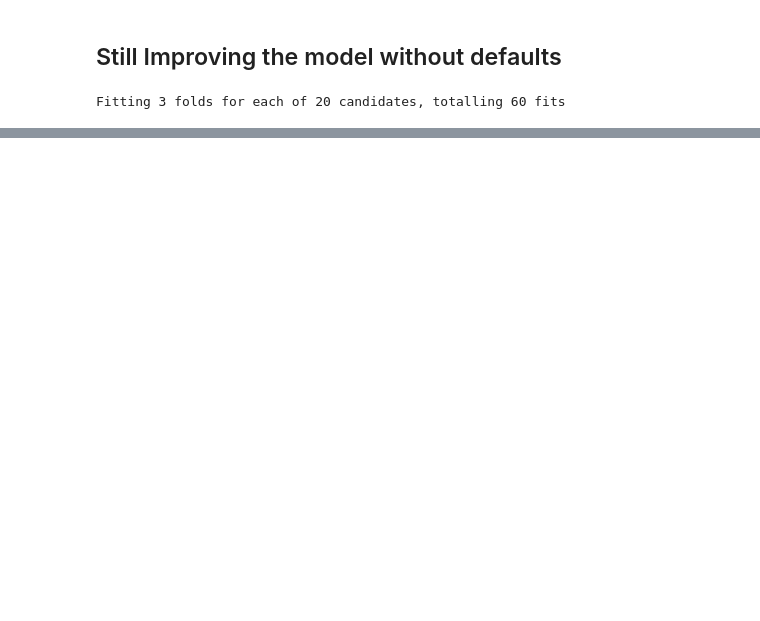
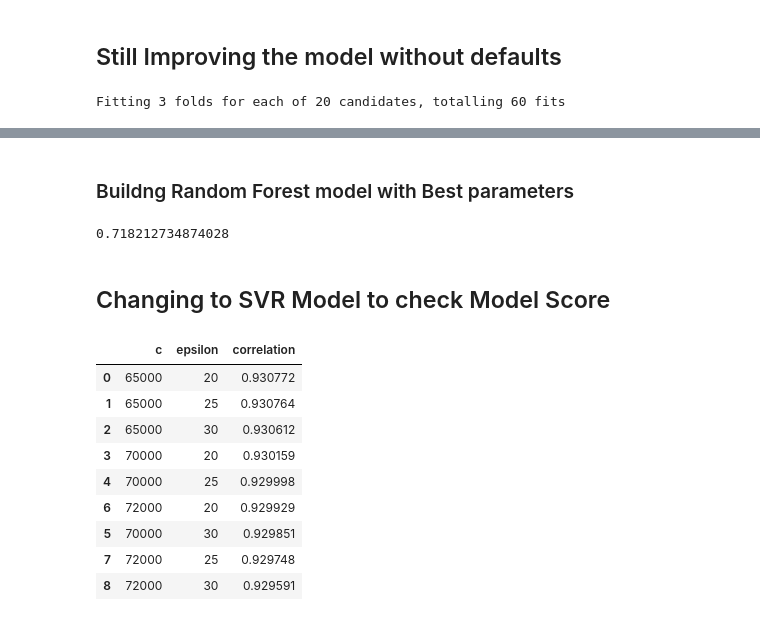
Before and after one commit to ravitejapuvvula/Machine-Learning, a Jupyter notebook: Regression/Laptop Price Prediction/laptop-price-prediction.ipynb, the cells around one changed output, grey strips where cells are left out. Cells and saved outputs as stored; diff of their text form; code cells hidden in the pictures; blank space fills up the shorter version.

```diff
--- a/Regression/Laptop Price Prediction/laptop-price-prediction.ipynb
+++ b/Regression/Laptop Price Prediction/laptop-price-prediction.ipynb
@@ -261,0 +267,12 @@ Best: 0.787983 using {'max_depth': 30, 'n_estimators': 2000}
+# %% [markdown]
+### Buildng Random Forest model with Best parameters
+# %%
+# Fit model
+
+model_rf = RandomForestRegressor(max_depth=30, n_estimators=80)
+model_rf.fit(X_train,y_train)
+model_rf.score(X_test,y_test)
+# %% [output]
+0.718212734874028
+# %% [markdown]
+## Changing to SVR Model to check Model Score
@@ -261,0 +289,32 @@ Best: 0.787983 using {'max_depth': 30, 'n_estimators': 2000}
+# %%
+# Defining Parameters
+
+C_arr = [65000,70000,72000]
+eps_arr = [20,25,30]
+# %%
+# Hyper tuning SVR Model
+
+hyper_arr = []
+hyper_cols =  ['c','epsilon','correlation']
+for C in C_arr:
+    for epsilon in eps_arr:
+        model = SVR(kernel='rbf', C=C, epsilon=epsilon)
+        svr = model.fit(X_train, y_train)
+        Y_pred = model.predict(X_test)
+        corr = stats.pearsonr(y_test,Y_pred)[0]
+        hyper_arr.append([C,epsilon,corr])
+
+hyper_df = pd.DataFrame(hyper_arr,columns= hyper_cols)
+hyper_df = hyper_df.sort_values(by=['correlation'], ascending=False)
+hyper_df
+# %% [output]
+|  | c | epsilon | correlation |
+| 0 | 65000 | 20 | 0.930772 |
+| 1 | 65000 | 25 | 0.930764 |
+| 2 | 65000 | 30 | 0.930612 |
+| 3 | 70000 | 20 | 0.930159 |
+| 4 | 70000 | 25 | 0.929998 |
+| 6 | 72000 | 20 | 0.929929 |
+| 5 | 70000 | 30 | 0.929851 |
+| 7 | 72000 | 25 | 0.929748 |
+| 8 | 72000 | 30 | 0.929591 |
```
Also changed, not shown: parts of 18 cells of this notebook.
